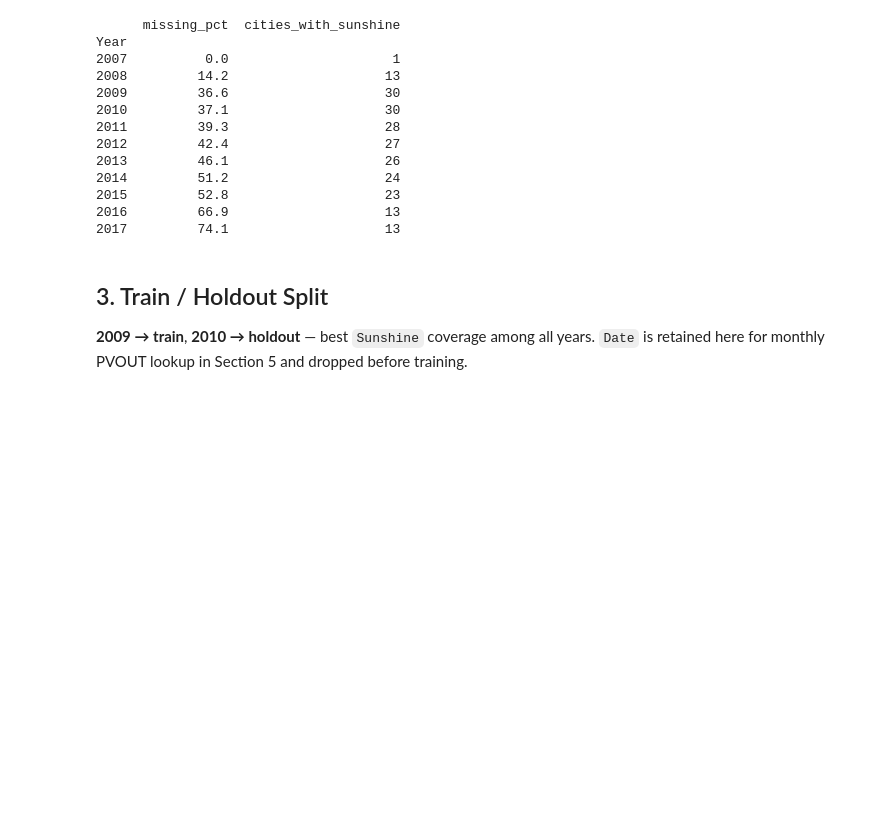
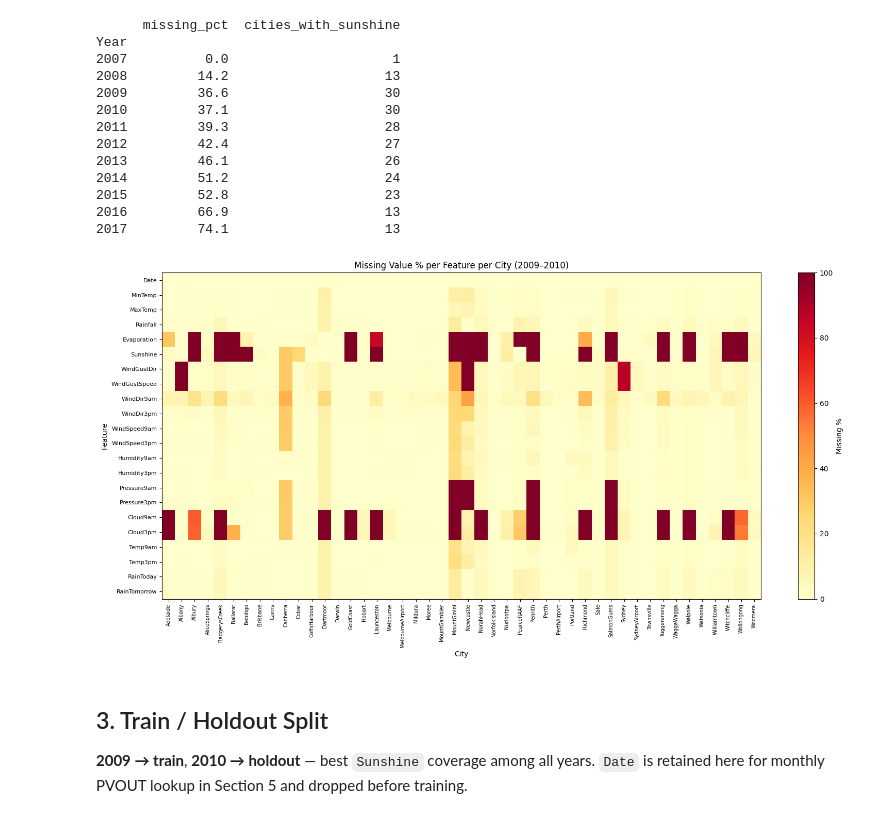
Before and after one commit to BrenJay23/ai_labs_assessment, a Jupyter notebook: notebooks/01_solar_exploration.ipynb, the cells around one changed output. Cells and saved outputs as stored; diff of their text form; code cells hidden in the pictures; blank space fills up the shorter version.

```diff
--- a/notebooks/01_solar_exploration.ipynb
+++ b/notebooks/01_solar_exploration.ipynb
@@ -111,6 +107,32 @@ Year
 2015         52.8                    23
 2016         66.9                    13
 2017         74.1                    13
+# %%
+missing_by_city = (
+    df_all[df_all["Year"].isin([2009, 2010])]
+    .groupby("Location")
+    .apply(lambda x: x.isnull().mean() * 100)
+    .drop(columns=["Location", "Year"], errors="ignore")
+    .T
+)
+
+fig, ax = plt.subplots(figsize=(16, 8))
+
+im = ax.imshow(missing_by_city.values, cmap="YlOrRd", aspect="auto", vmin=0, vmax=100)
+
+ax.set_xticks(range(len(missing_by_city.columns)))
+ax.set_yticks(range(len(missing_by_city.index)))
+ax.set_xticklabels(missing_by_city.columns, rotation=90, fontsize=7)
+ax.set_yticklabels(missing_by_city.index, fontsize=8)
+
+plt.colorbar(im, ax=ax, label="Missing %")
+ax.set_title("Missing Value % per Feature per City (2009–2010)")
+ax.set_xlabel("City")
+ax.set_ylabel("Feature")
+plt.tight_layout()
+plt.show()
+# %% [output]
+[figure, added]
 # %% [markdown]
 ## 3. Train / Holdout Split
 
```
Also changed, not shown: parts of 12 cells of this notebook, 3 other files.
